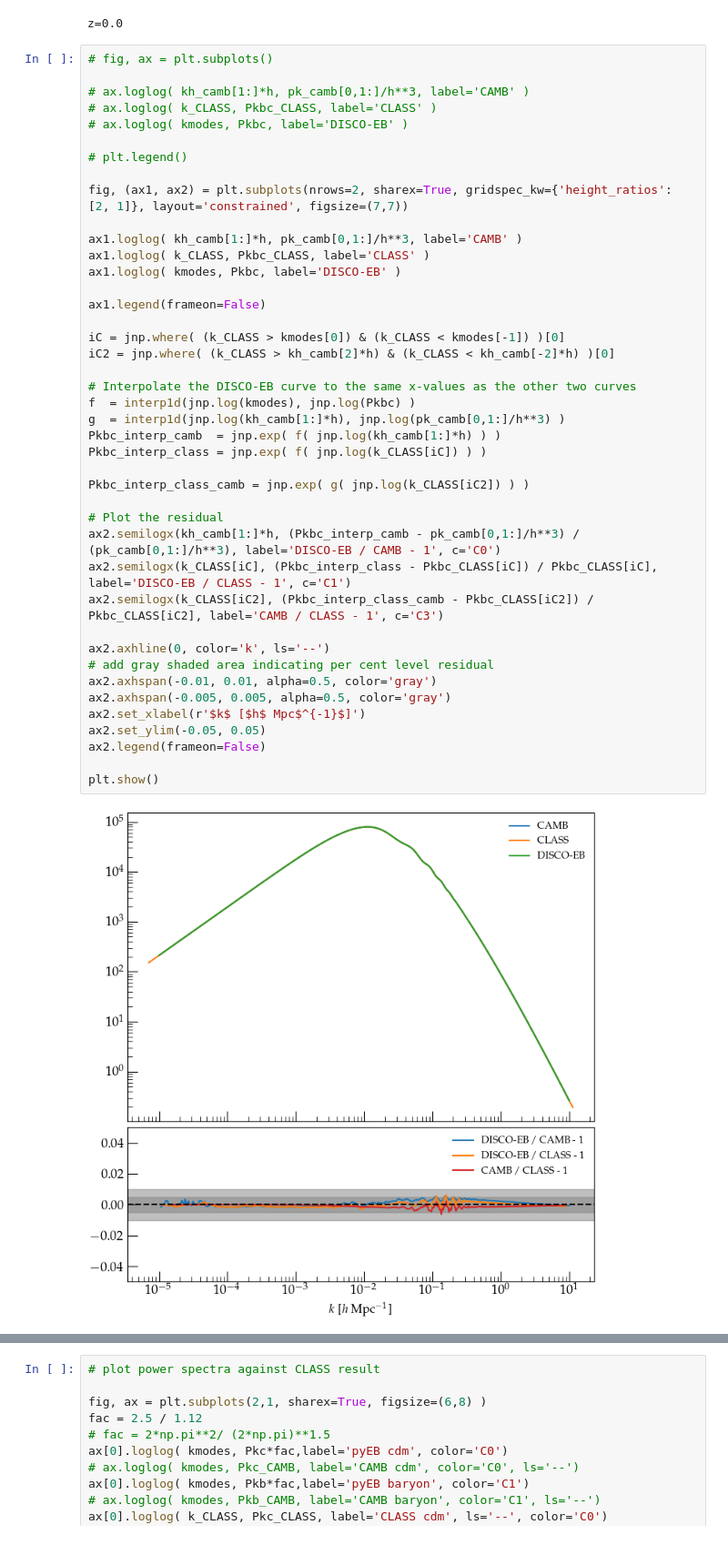
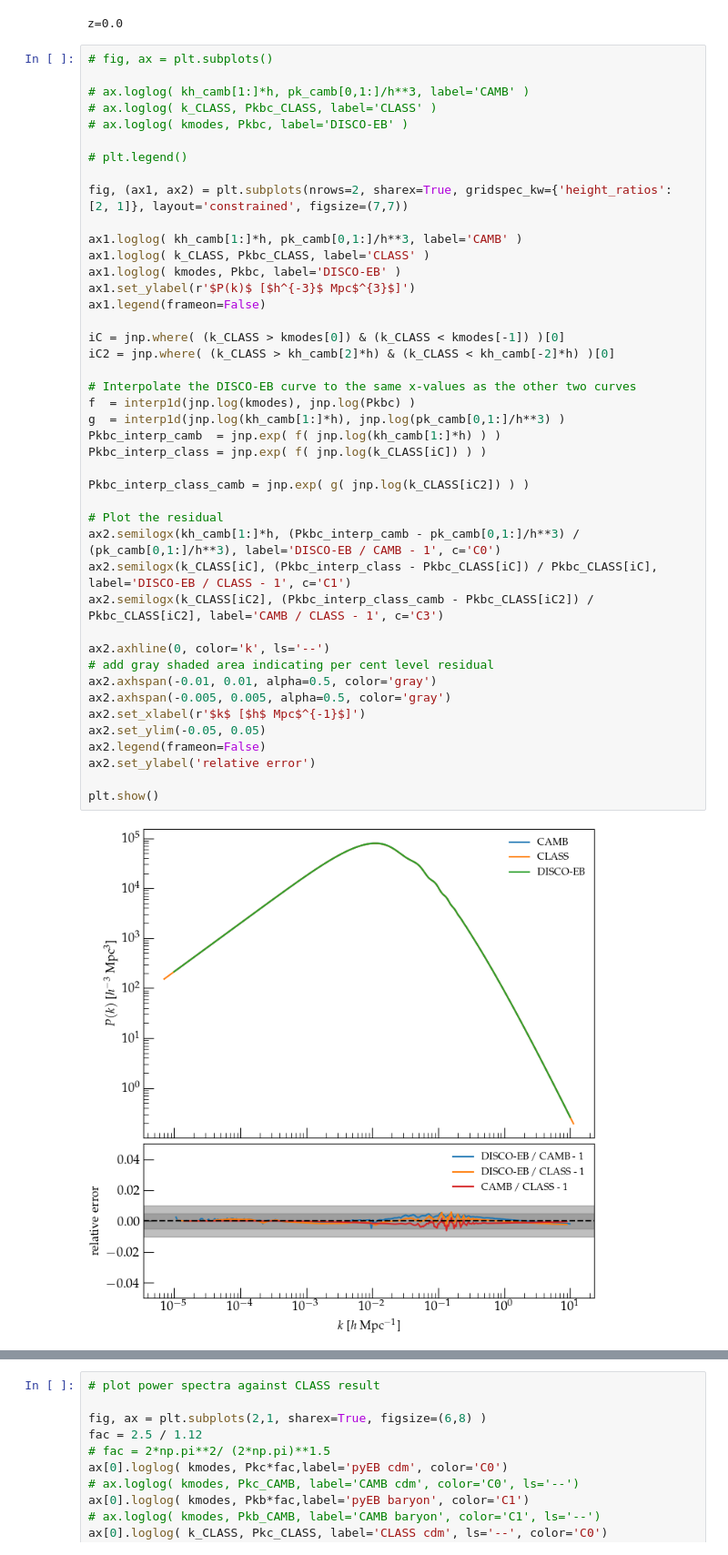
Before and after one commit to ohahn/DISCO-EB, a Jupyter notebook: nb_pylinger_class_comparison.ipynb, the cells around one changed output, grey strips where cells are left out. Shown: that part at 91% size. Drawn from its saved outputs; the diff is of its cells as text.

```diff
--- a/nb_pylinger_class_comparison.ipynb
+++ b/nb_pylinger_class_comparison.ipynb
@@ -201,36 +223,37 @@ fig, (ax1, ax2) = plt.subplots(nrows=2, sharex=True, gridspec_kw={'height_ratios
 ax1.loglog( kh_camb[1:]*h, pk_camb[0,1:]/h**3, label='CAMB' )
 ax1.loglog( k_CLASS, Pkbc_CLASS, label='CLASS' )
 ax1.loglog( kmodes, Pkbc, label='DISCO-EB' )
-
+ax1.set_ylabel(r'$P(k)$ [$h^{-3}$ Mpc$^{3}$]')
 ax1.legend(frameon=False)
 
 iC = jnp.where( (k_CLASS > kmodes[0]) & (k_CLASS < kmodes[-1]) )[0]
 iC2 = jnp.where( (k_CLASS > kh_camb[2]*h) & (k_CLASS < kh_camb[-2]*h) )[0]
 
 # Interpolate the DISCO-EB curve to the same x-values as the other two curves
 f  = interp1d(jnp.log(kmodes), jnp.log(Pkbc) )
 g  = interp1d(jnp.log(kh_camb[1:]*h), jnp.log(pk_camb[0,1:]/h**3) )
 Pkbc_interp_camb  = jnp.exp( f( jnp.log(kh_camb[1:]*h) ) )
 Pkbc_interp_class = jnp.exp( f( jnp.log(k_CLASS[iC]) ) )
 
 Pkbc_interp_class_camb = jnp.exp( g( jnp.log(k_CLASS[iC2]) ) )
 
 # Plot the residual
 ax2.semilogx(kh_camb[1:]*h, (Pkbc_interp_camb - pk_camb[0,1:]/h**3) / (pk_camb[0,1:]/h**3), label='DISCO-EB / CAMB - 1', c='C0')
 ax2.semilogx(k_CLASS[iC], (Pkbc_interp_class - Pkbc_CLASS[iC]) / Pkbc_CLASS[iC], label='DISCO-EB / CLASS - 1', c='C1')
 ax2.semilogx(k_CLASS[iC2], (Pkbc_interp_class_camb - Pkbc_CLASS[iC2]) / Pkbc_CLASS[iC2], label='CAMB / CLASS - 1', c='C3')
 
 ax2.axhline(0, color='k', ls='--')
 # add gray shaded area indicating per cent level residual
 ax2.axhspan(-0.01, 0.01, alpha=0.5, color='gray')
 ax2.axhspan(-0.005, 0.005, alpha=0.5, color='gray')
 ax2.set_xlabel(r'$k$ [$h$ Mpc$^{-1}$]')
 ax2.set_ylim(-0.05, 0.05)
 ax2.legend(frameon=False)
+ax2.set_ylabel('relative error')
 
 plt.show()
 # %% [output]
-[figure, old version]
+[figure, new version]
 # %%
 ## evaluate the power spectra
 iout = -1
```
Also changed, not shown: parts of 5 cells of this notebook.
